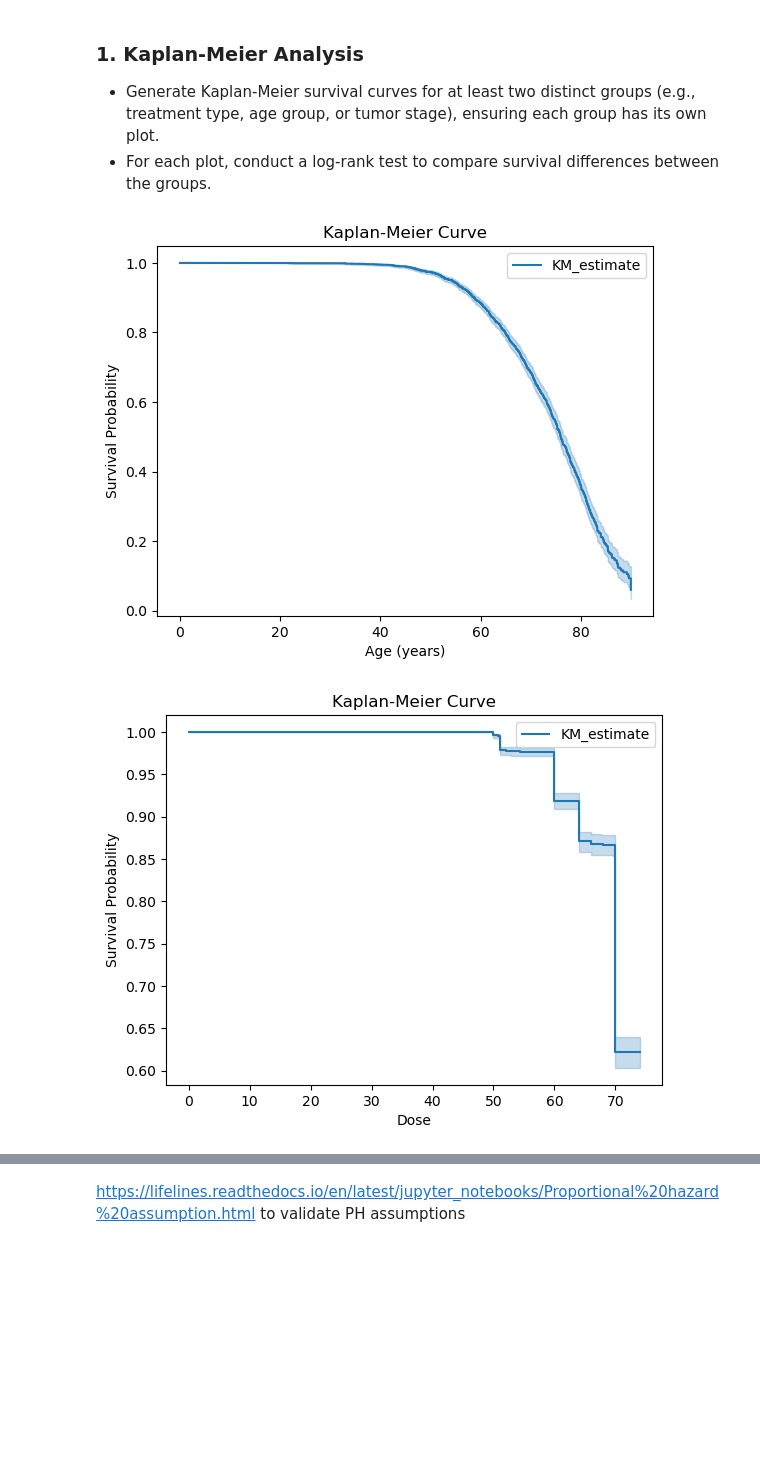
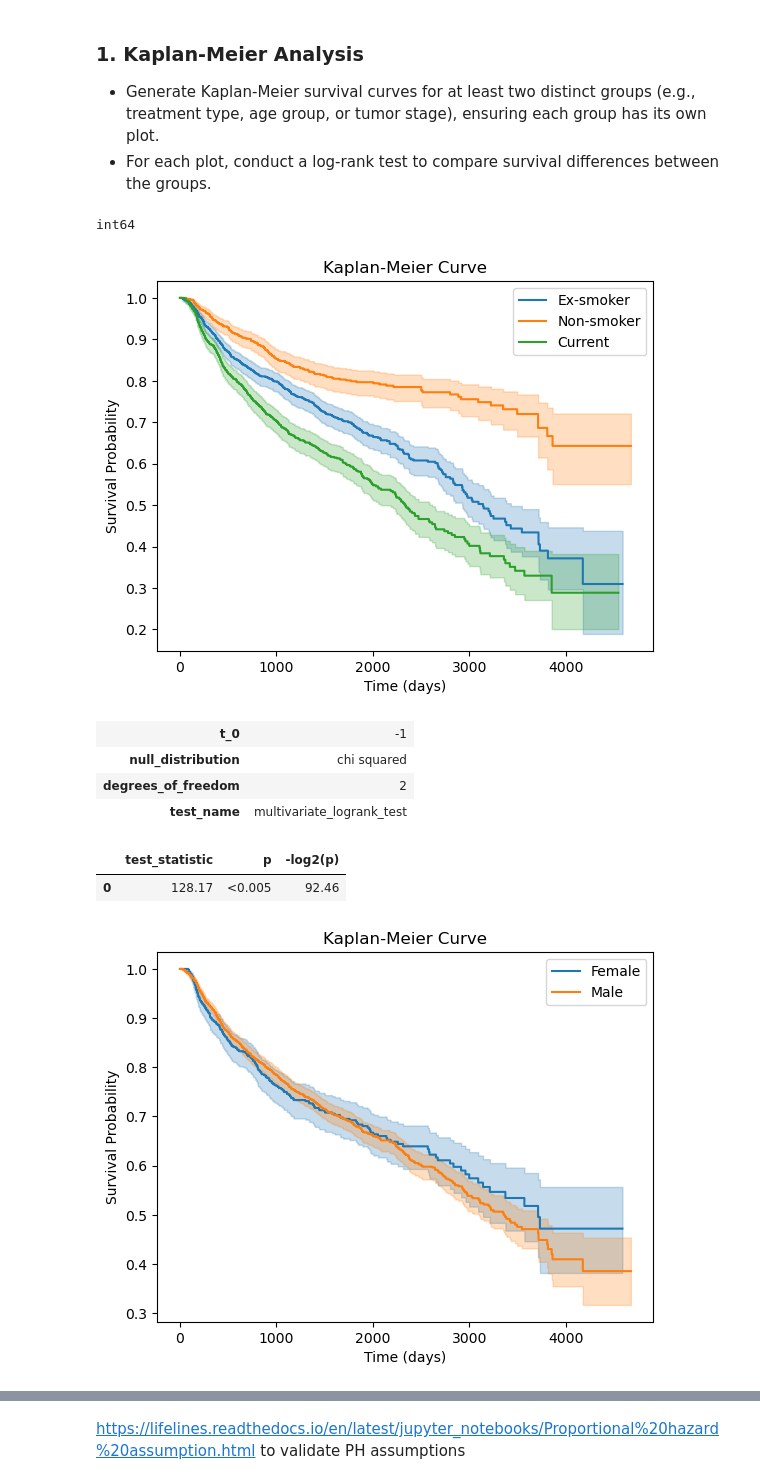
Before and after one commit to txx99/ML-AI, a Jupyter notebook: Assignment4/Scripts/main.ipynb, the cells around one changed output, grey strips where cells are left out. Drawn from its saved outputs; the diff is of its cells as text; code cells hidden in the pictures; blank space fills up the shorter version.

```diff
--- a/Assignment4/Scripts/main.ipynb
+++ b/Assignment4/Scripts/main.ipynb
@@ -18,39 +17,69 @@ type, age group, or tumor stage), ensuring each group has its own plot.
 groups.
 # %%
 from lifelines import KaplanMeierFitter
+from lifelines.statistics import multivariate_logrank_test, logrank_test
 
 # Load the dataset
 data1 = pd.read_excel('../Data/RADCURE_Clinical_v04_20241219.xlsx', engine='openpyxl')
 data=data1.copy()
 
 #OneHot enconding of status? --> doesnt change anything
 data["Status"] = np.where(data["Status"]=="Dead", 1, 0)
+# adjust time
+data['time'] = (data['Last FU'] - data['RT Start']).dt.days
+print(data['time'].dtype)
 
 # Fit the Kaplan-Meier estimator
 # INSTANTIATE, FIT, PREDICT
 kmf = KaplanMeierFitter()
-kmf.fit(data['Age'], event_observed=data['Status'])
+
+smoker_data = data[data['Smoking Status'] != 'unknown']
+for group in smoker_data['Smoking Status'].unique():
+    mask = smoker_data['Smoking Status'] == group # rows where Smoking Status == group being examined
+    kmf.fit(smoker_data[mask]['time'], event_observed=smoker_data[mask]['Status'], label=str(group))
+    kmf.plot_survival_function() #intuitive and lots of built in funxality, .print_saummary()
 # if we want to stratify by a particular feature, just fit 2 separate objects
-# 'starify' == looking at survival as fucntion of this variable
-# can index to plot them all (other ways as well?)
+# 'starify' == looking at survival as function of this variable
 
 # Plot the Kaplan-Meier curve
-kmf.plot_survival_function() #intuitive and lots of built in funxality, .print_saummary()
 plt.title('Kaplan-Meier Curve')
-plt.xlabel('Age (years)')
+plt.xlabel('Time (days)')
+plt.ylabel('Survival Probability')
+plt.show()
+# log rank test, multilpe variables:
+results = multivariate_logrank_test(
+    event_durations=smoker_data['time'],
+    event_observed=smoker_data['Status'],
+    groups=smoker_data['Smoking Status']
+)
+results.print_summary()
+
+for group in data['Sex'].unique():
+    mask = data['Sex'] == group # rows where Sex == group being examined
+    kmf.fit(data[mask]['time'], event_observed=data[mask]['Status'], label=str(group))
+    kmf.plot_survival_function()
+plt.title('Kaplan-Meier Curve')
+plt.xlabel('Time (days)')
 plt.ylabel('Survival Probability')
 plt.show()
 
+# log rank test, 2 variables:
+Males = data['Sex'] == 'Male'
+Females = data['Sex'] == 'Female'
+results = logrank_test(
+    data[Males]['time'], data[Females]['time'],
+    event_observed_A=data[Males]['Status'],
+    event_observed_B=data[Females]['Status']
+)
 
-kmf.fit(data['Dose'], event_observed=data['Status'])
-# Plot the Kaplan-Meier curve
-kmf.plot_survival_function() #intuitive and lots of built in funxality, .print_saummary()
-plt.title('Kaplan-Meier Curve')
-plt.xlabel('Dose')
-plt.ylabel('Survival Probability')
-plt.show()
-
-# log rank test:
+results.print_summary()
 # %% [output]
+int64
-[figure, old version]
+[figure, new version]
+| t_0 | -1 |
+| null_distribution | chi squared |
+| degrees_of_freedom | 2 |
+| test_name | multivariate_logrank_test |
+|  | test_statistic | p | -log2(p) |
+| 0 | 128.17 | <0.005 | 92.46 |
-[figure, old version]
+[figure, new version]
```
Also changed, not shown: parts of 6 cells of this notebook.
